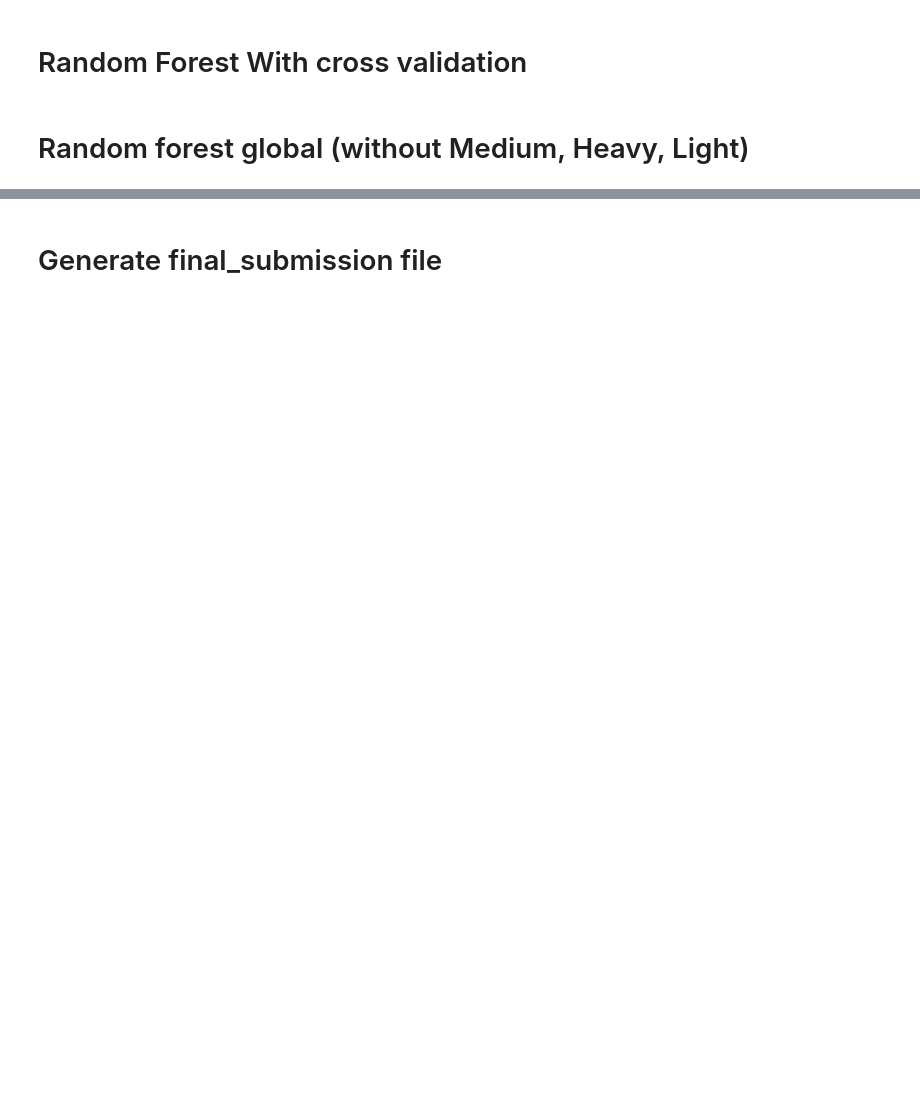
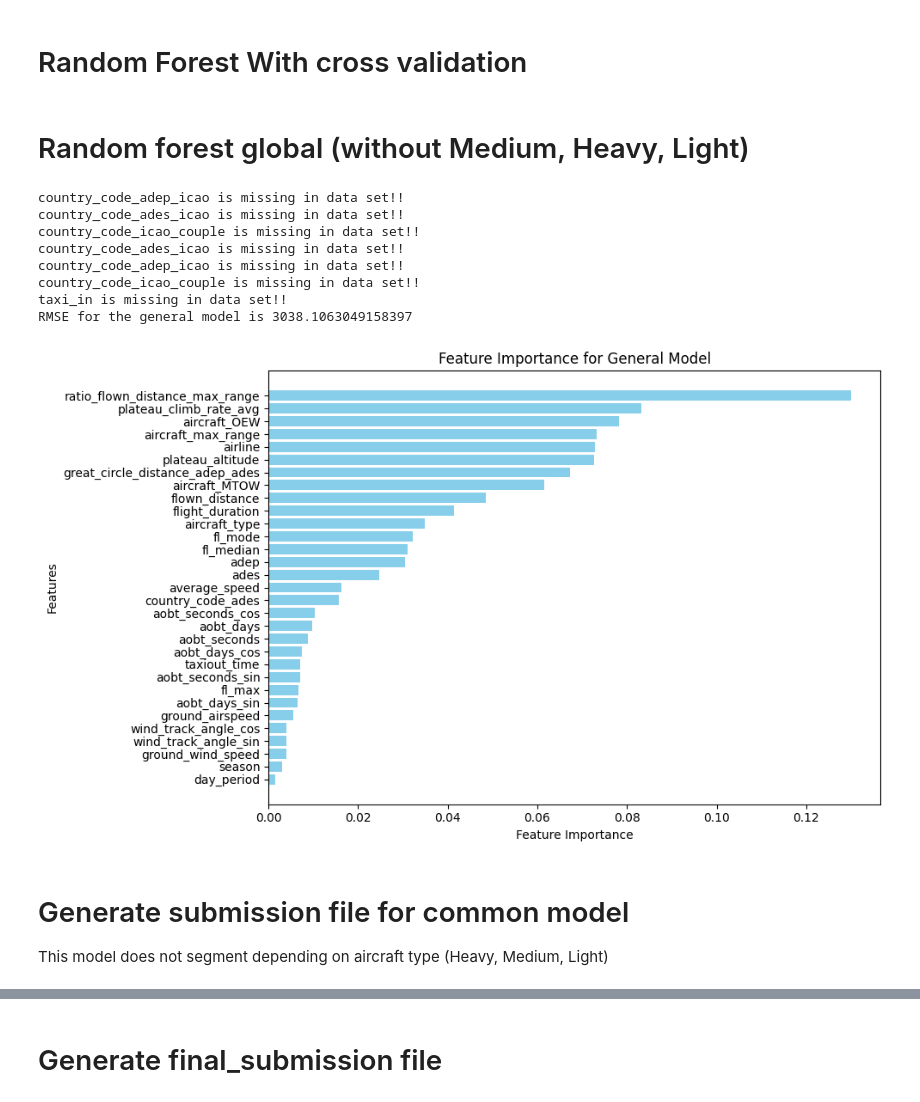
Before and after one commit to PRC-Data-Challenge-2024/team_versatile_yacht, a Jupyter notebook: rf_model.ipynb, the cells around one changed output, grey strips where cells are left out. Drawn from its saved outputs; the diff is of its cells as text; code cells hidden in the pictures; blank space fills up the shorter version.

```diff
--- a/rf_model.ipynb
+++ b/rf_model.ipynb
@@ -259,6 +263,7 @@ for category in aircraft_categories:
             'season', 'day_period',
             'aircraft_OEW', 'plateau_climb_rate_avg', 'plateau_altitude',
             'aobt_seconds_cos', 'aobt_seconds_sin', 'aobt_days_cos', 'aobt_days_sin',
+            'ground_airspeed','ground_wind_speed','wind_track_angle_cos','wind_track_angle_sin',
             'aobt_seconds', 'aobt_days', 'country_code_ades_icao', 'country_code_adep_icao',
             'country_code_icao_couple', 'taxi_in', 'aircraft_max_range', 'flown_distance'
         ]
@@ -271,6 +276,7 @@ for category in aircraft_categories:
             'season', 'day_period', 'country_code_adep',
             'aircraft_MTOW', 'plateau_climb_rate_avg', 'plateau_altitude',
             'aobt_seconds_cos', 'aobt_seconds_sin', 'aobt_days_cos', 'aobt_days_sin',
+            'ground_airspeed','ground_wind_speed','wind_track_angle_cos','wind_track_angle_sin',
             'aobt_seconds', 'aobt_days', 'country_code_adep_icao', 'country_code_ades_icao'
         ]
 
@@ -282,10 +288,20 @@ for category in aircraft_categories:
             'fl_mode','fl_median', 'airline', 'country_code_adep',
             'day_period', 'plateau_climb_rate_avg', 'plateau_altitude',
             'aobt_seconds_cos', 'aobt_seconds_sin', 'aobt_days_cos', 'aobt_days_sin',
+            'ground_airspeed','ground_wind_speed','wind_track_angle_cos','wind_track_angle_sin',
             'aobt_seconds', 'aobt_days', 'taxi_in', 'ratio_flown_distance_max_range'
         ]
 
     # Prepare features (X) and target variable (y) for the model
+    selected_features_tmp=[]
+    for feature in selected_features:
+        if feature in df_category.columns:
+            selected_features_tmp.append(feature)
+        else:
+            print("{} is missing in data set!!".format(feature))
+    selected_features=selected_features_tmp
+
+    selected_features=selected_features_tmp
     X = df_category[selected_features]
     y = df_category['load_ratio']
 
@@ -390,6 +406,14 @@ categorical_cols = [
     'country_code_ades_icao',
     'country_code_icao_couple'
 ]
+categorical_cols_tmp=[]
+for feature in categorical_cols:
+    if feature in df_flight.columns:
+        categorical_cols_tmp.append(feature)
+    else:
+        print("{} is missing in data set!!".format(feature))
+
+categorical_cols=categorical_cols_tmp
 
 # Initialize LabelEncoder to convert categorical variables to numerical
 le = LabelEncoder()
@@ -401,14 +425,24 @@ selected_features = [
     'adep', 'ades', 'flight_duration',
     'great_circle_distance_adep_ades', 'aircraft_type',
     'country_code_ades', 'average_speed',
-    'Mode', 'Max', 'Median', 'airline', 'taxiout_time',
+    'fl_mode','fl_max','fl_median', 'airline', 'taxiout_time',
     'season', 'day_period',
     'aircraft_OEW', 'plateau_climb_rate_avg', 'plateau_altitude',
     'aobt_seconds_cos', 'aobt_seconds_sin', 'aobt_days_cos', 'aobt_days_sin',
+    'ground_airspeed','ground_wind_speed','wind_track_angle_cos','wind_track_angle_sin',
     'aobt_seconds', 'aobt_days', 'country_code_ades_icao', 'country_code_adep_icao',
     'country_code_icao_couple', 'taxi_in', 'aircraft_max_range', 'flown_distance',
     'aircraft_MTOW', 'ratio_flown_distance_max_range'
 ]
+
+selected_features_tmp=[]
+for feature in selected_features:
+    if feature in df_flight.columns:
+        selected_features_tmp.append(feature)
+    else:
+        print("{} is missing in data set!!".format(feature))
+
+selected_features=selected_features_tmp
 
 # Prepare features (X) and target variable (y) for the model
 X = df_flight[selected_features]
@@ -419,7 +453,7 @@ X_train, X_test, y_train, y_test = train_test_split(X, y, test_size=0.2, random_
 
 # Create and train the Random Forest Regressor model
 model = RandomForestRegressor(
-    n_estimators=100,  # Set the number of trees in the forest
+    n_estimators=20,  # Set the number of trees in the forest
     max_depth=300,      # Set the maximum depth of each tree
     min_samples_split=10,  # Set the minimum number of samples required to split an internal node
     min_samples_leaf=5,    # Set the minimum number of samples required to be at a leaf node
@@ -446,33 +480,46 @@ rmse = np.sqrt(mean_squared_error(df_test['tow_pred'], df_flight.loc[X_test.inde
 print(f'RMSE for the general model is {rmse}')
 
 # Create an output directory for saving the model if it doesn't exist
 output_dir = './models_general'
 os.makedirs(output_dir, exist_ok=True)
 
 # Save the trained model to a .pkl file
 model_filename = os.path.join(output_dir, 'random_forest_model_general.pkl')
 joblib.dump(model, model_filename)
 
 # Get feature importances from the trained model
 feature_importances = model.feature_importances_
 
 # Sort features and their importances
 sorted_idx = np.argsort(feature_importances)  # Get indices of features sorted by importance
 sorted_features = np.array(selected_features)[sorted_idx]
 sorted_importances = feature_importances[sorted_idx]
 
 # Visualize feature importances using a horizontal bar chart
 plt.figure(figsize=(10, 6))
 plt.barh(sorted_features, sorted_importances, color='skyblue')
 plt.xlabel('Feature Importance')  # X-axis label
 plt.ylabel('Features')             # Y-axis label
 plt.title('Feature Importance for General Model')  # Plot title
 plt.tight_layout()  # Adjust layout to fit labels
 plt.show()  # Display the feature importance plot
 
 # Save RMSE results into a CSV file for further analysis
 rmse_df = pd.DataFrame({'RMSE': [rmse]})
 rmse_df.to_csv('./rmse_results_general.csv', index=False)  # Save to CSV
+# %% [output]
+country_code_adep_icao is missing in data set!!
+country_code_ades_icao is missing in data set!!
+country_code_icao_couple is missing in data set!!
+country_code_ades_icao is missing in data set!!
+country_code_adep_icao is missing in data set!!
+country_code_icao_couple is missing in data set!!
+taxi_in is missing in data set!!
+RMSE for the general model is 3038.1063049158397
+[figure, added]
+# %% [markdown]
+# Generate submission file for common model
+This model does not segment depending on aircraft type (Heavy, Medium, Light)
 # %%
 import pandas as pd
 from sklearn.model_selection import train_test_split
```
Also changed, not shown: parts of 3 cells of this notebook, 1 other file.
